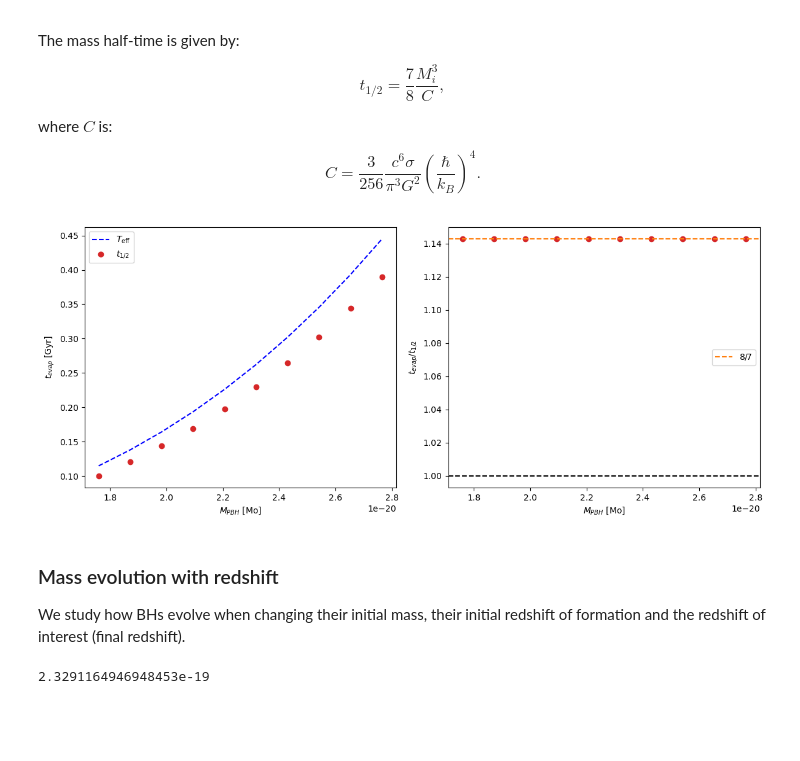
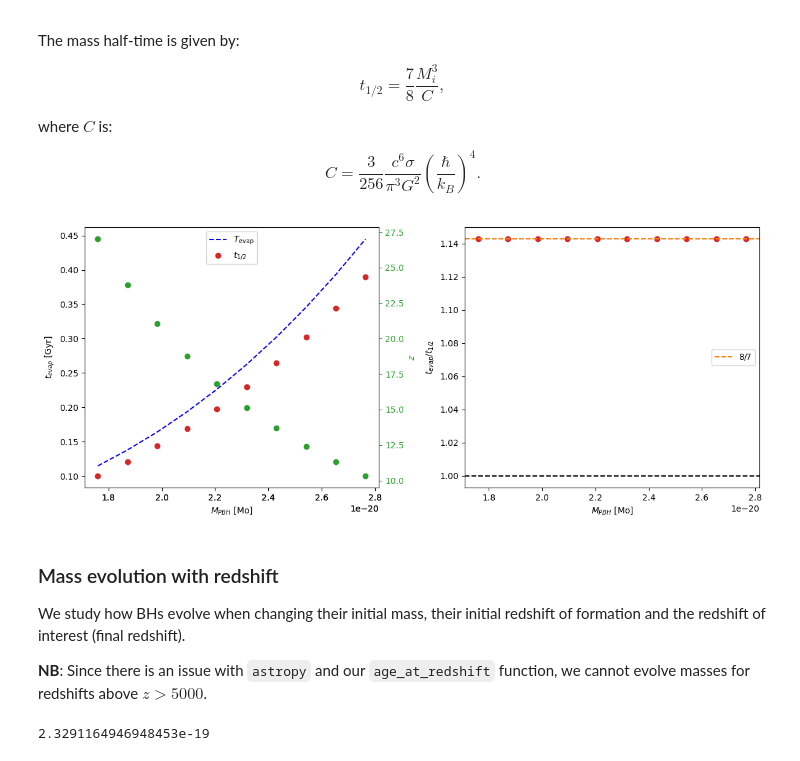
Before and after one commit to MariosNT/DCBHs_HR_PBHs, a Jupyter notebook: BlackHoleSpectrum.ipynb, the cells around one changed output. Cells and saved outputs as stored; diff of their text form; code cells hidden in the pictures; blank space fills up the shorter version.

```diff
--- a/BlackHoleSpectrum.ipynb
+++ b/BlackHoleSpectrum.ipynb
@@ -686,35 +680,49 @@ t_half = mass_evolution_half_time(mass_range)
 # %%
 fig = plt.figure(figsize = (12, 5))
 ax1 = fig.add_subplot(1, 2, 1)
-ax2 = fig.add_subplot(1, 2, 2)
+ax2 = fig.add_subplot(121, label="2", frame_on=False)
+
+ax3 = fig.add_subplot(1, 2, 2)
 
 
 ax1.plot(mass_range, t_evap, c='blue',\
-         ls='--', label=r'$T_{\rm eff}$')
+         ls='--', label=r'$T_{\rm evap}$')
 ax1.scatter(mass_range, t_half, color="tab:red", label=r'$t_{1/2}$')
 
 ax1.set_ylabel('$t_{evap}$ [Gyr]')
 ax1.set_xlabel(r'$M_{PBH}$ [Mo]')
-ax1.legend()
+ax1.legend(loc='upper center')
 
 
-ax2.scatter(mass_range, t_evap/t_half, color="tab:red")
-ax2.axhline(y=1, ls='--', c='black')
-ax2.axhline(y=8/7, ls='--', c='tab:orange', label=r'$8/7$')
+ax2.scatter(mass_range, z_at_value(cosmo.age, t_evap * u.Gyr, zmin=0, zmax=1e8).value, color="C2")
+ax2.axhline(
+ax2.yaxis.tick_right()
+ax2.set_ylabel(r'$z$', color="C2")
+ax2.yaxis.set_label_position('right')
+ax2.tick_params(axis='y', colors="C2")
 
-ax2.set_ylabel('$t_{evap}/t_{1/2}$')
-ax2.set_xlabel(r'$M_{PBH}$ [Mo]')
-ax2.legend()
+
+###########################
+
+ax3.scatter(mass_range, t_evap/t_half, color="tab:red")
+ax3.axhline(y=1, ls='--', c='black')
+ax3.axhline(y=8/7, ls='--', c='tab:orange', label=r'$8/7$')
+
+ax3.set_ylabel('$t_{evap}/t_{1/2}$')
+ax3.set_xlabel(r'$M_{PBH}$ [Mo]')
+ax3.legend()
 
 
 plt.tight_layout()
 plt.show()
 # %% [output]
-[figure, old version]
+[figure, new version]
 # %% [markdown]
 ### Mass evolution with redshift
 
 We study how BHs evolve when changing their initial mass, their initial redshift of formation and the redshift of interest (final redshift).
+
+**NB**: Since there is an issue with `astropy` and our `age_at_redshift` function, we cannot evolve masses for redshifts above $z>5000$.
 # %%
 M_evolved = mass_evolution_from_HR(mass_t_check*10, 1e10, 14, mass_units='solar', time_units='redshift')
 M_evolved
```
Also changed, not shown: parts of 5 cells of this notebook.
